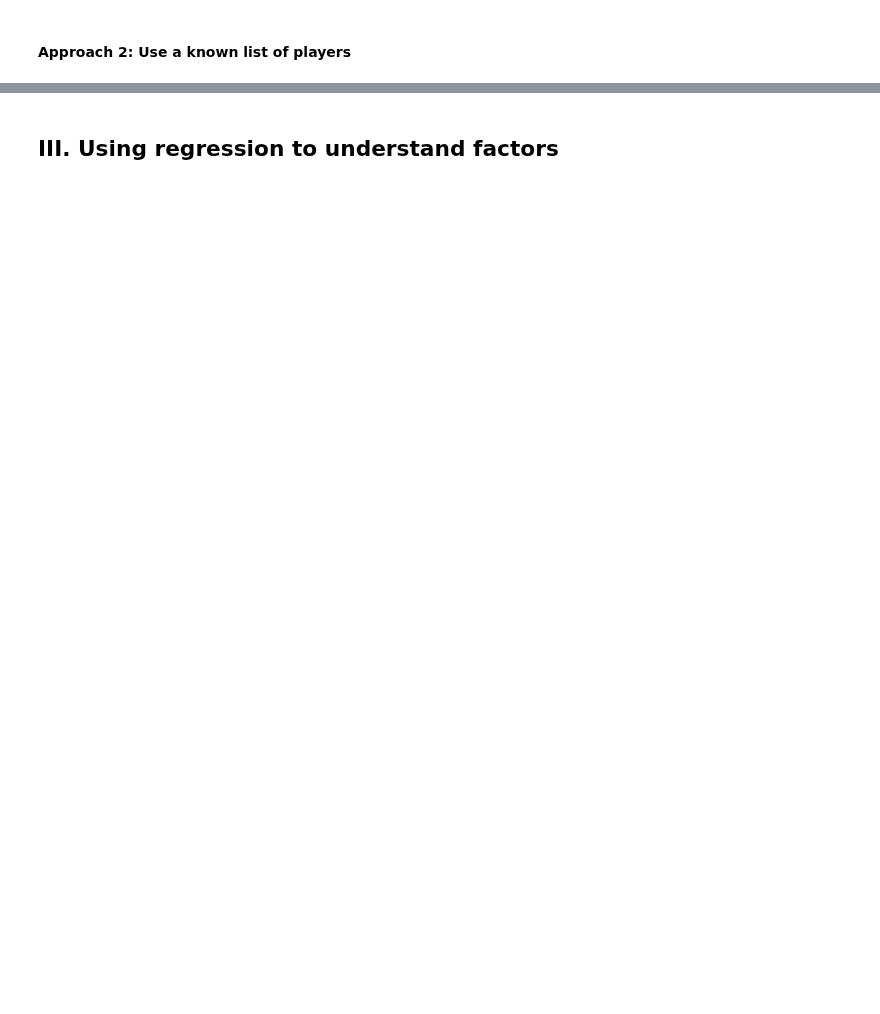
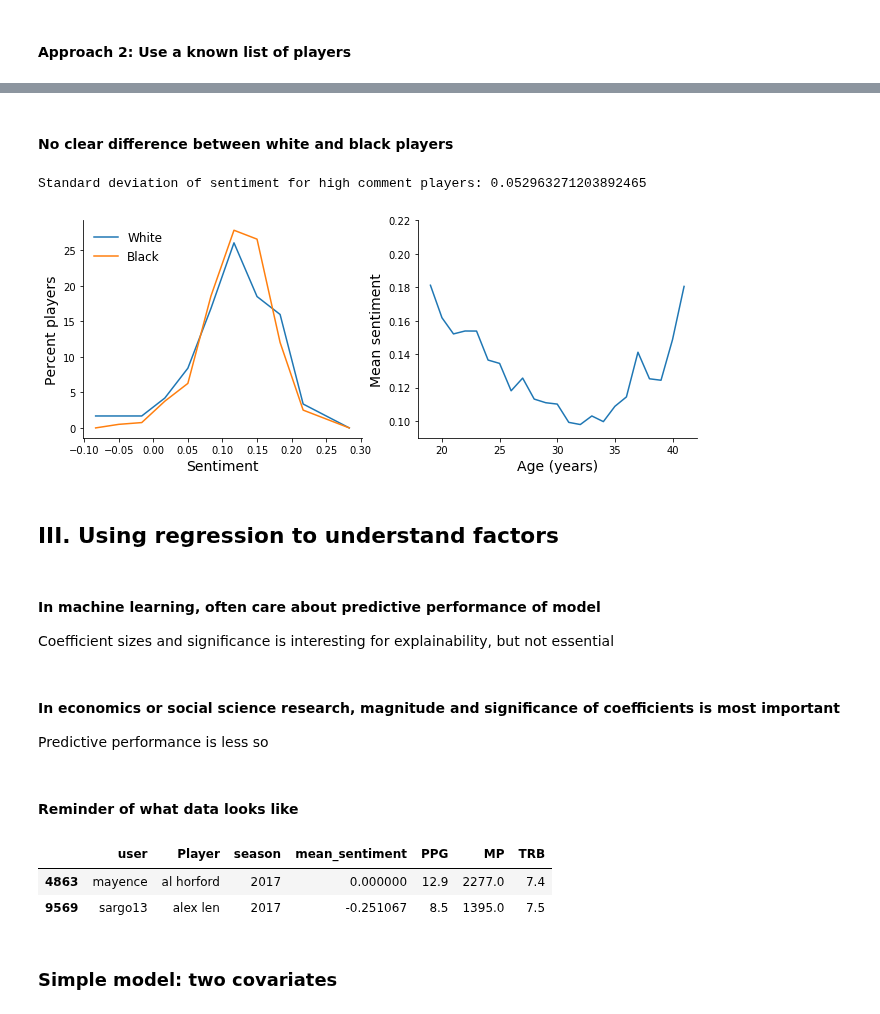
Before and after one commit to map222/trailofpapers, a Jupyter notebook: sentiment_sports/paper/daml_presentation.ipynb, the cells around one changed output, grey strips where cells are left out. Drawn from its saved outputs; the diff is of its cells as text; code cells hidden in the pictures; blank space fills up the shorter version.

```diff
--- a/sentiment_sports/paper/daml_presentation.ipynb
+++ b/sentiment_sports/paper/daml_presentation.ipynb
@@ -109,2 +241,28 @@ LookupError:
+# %% [markdown]
+#### No clear difference between white and black players
+# %%
+Where code for plotting would be
+print('Standard deviation of sentiment for high comment players: ' + str(graph_df['mean_sentiment'].std()))
+# %% [output]
+Standard deviation of sentiment for high comment players: 0.052963271203892465
+[figure, added]
 # %% [markdown]
 ## III. Using regression to understand factors
+# %% [markdown]
+#### In machine learning, often care about predictive performance of model
+
+Coefficient sizes and significance is interesting for explainability, but not essential
+# %% [markdown]
+#### In economics or social science research, magnitude and significance of coefficients is most important
+
+Predictive performance is less so
+# %% [markdown]
+#### Reminder of what data looks like
+# %%
+user_player_df[['user', 'Player',  'season',  'mean_sentiment', 'PPG', 'MP', 'TRB']].sample(2)
+# %% [output]
+|  | user | Player | season | mean_sentiment | PPG | MP | TRB |
+| 4863 | mayence | al horford | 2017 | 0.000000 | 12.9 | 2277.0 | 7.4 |
+| 9569 | sargo13 | alex len | 2017 | -0.251067 | 8.5 | 1395.0 | 7.5 |
+# %% [markdown]
+### Simple model: two covariates
```
Also changed, not shown: parts of 87 cells of this notebook.
